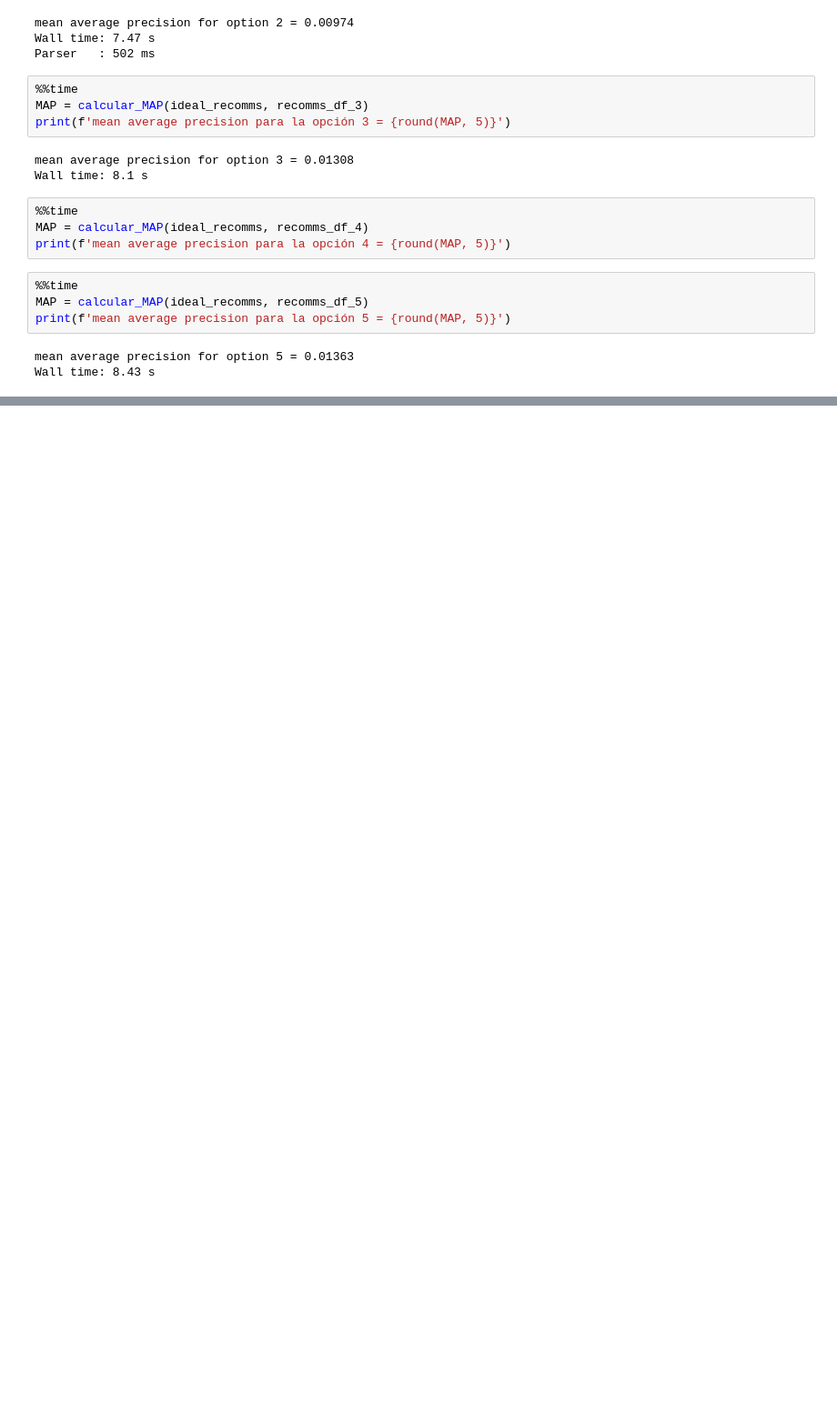
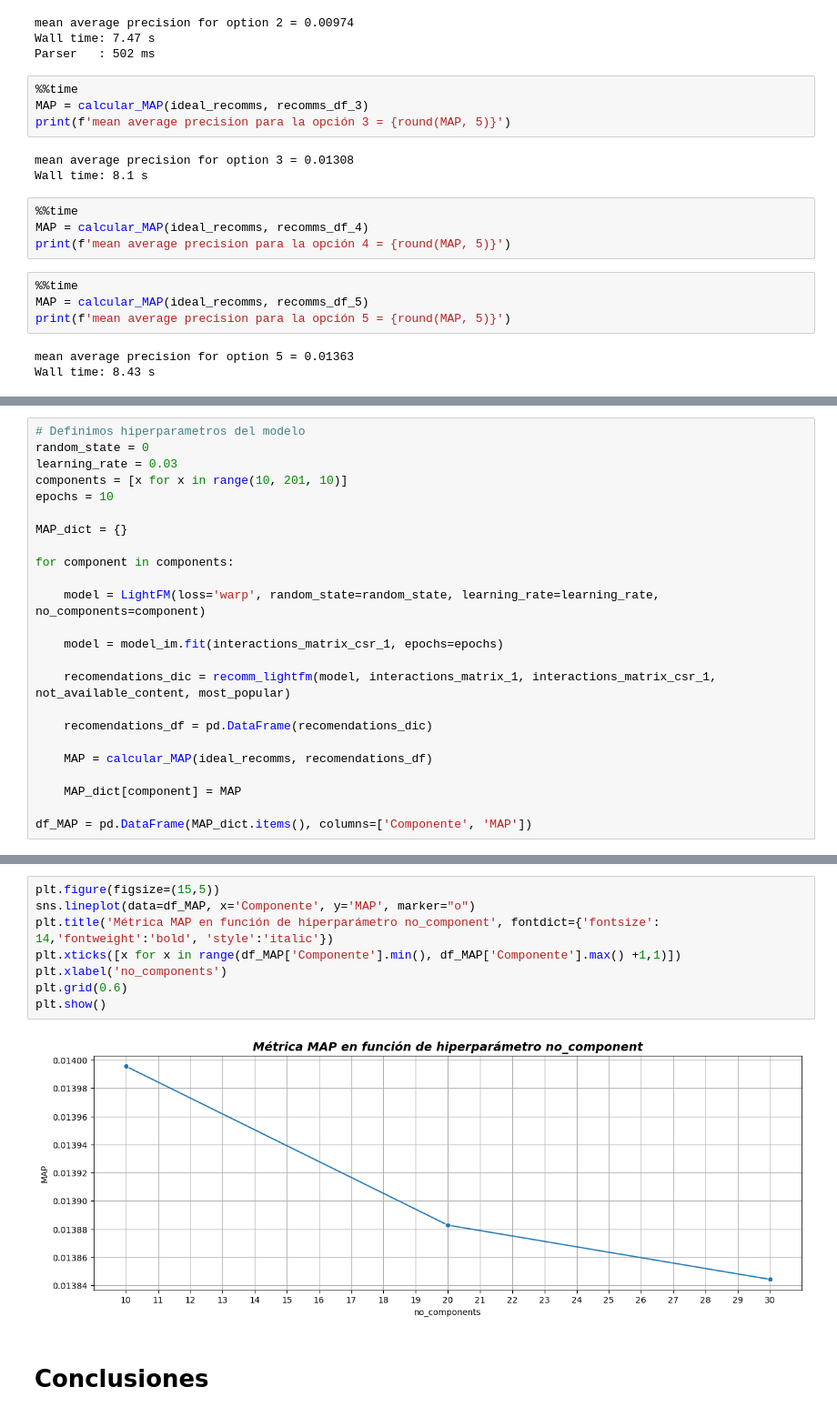
Before and after one commit to ivanjavierparra/Data-Science-Sprint-3, a Jupyter notebook: Entrega_3.ipynb, the cells around one changed output, grey strips where cells are left out. Shown at 91% size. Saved outputs shown, nothing was run; the diff lists cells and outputs as text; blank space fills up the shorter version.

Commit message:
hiperparametros

```diff
--- a/Entrega_3.ipynb
+++ b/Entrega_3.ipynb
@@ -1233,0 +1290,24 @@ Wall time: 8.43 s
+# %%
+# Definimos hiperparametros del modelo
+random_state = 0
+learning_rate = 0.03
+components = [x for x in range(10, 201, 10)]
+epochs = 10
+
+MAP_dict = {}
+
+for component in components:
+
+    model = LightFM(loss='warp', random_state=random_state, learning_rate=learning_rate, no_components=component)
+
+    model = model_im.fit(interactions_matrix_csr_1, epochs=epochs)
+
+    recomendations_dic = recomm_lightfm(model, interactions_matrix_1, interactions_matrix_csr_1, not_available_content, most_popular)
+
+    recomendations_df = pd.DataFrame(recomendations_dic)
+
+    MAP = calcular_MAP(ideal_recomms, recomendations_df)
+
+    MAP_dict[component] = MAP
+
+df_MAP = pd.DataFrame(MAP_dict.items(), columns=['Componente', 'MAP'])
@@ -1233,0 +1323,12 @@ Wall time: 8.43 s
+# %%
+plt.figure(figsize=(15,5))
+sns.lineplot(data=df_MAP, x='Componente', y='MAP', marker="o")
+plt.title('Métrica MAP en función de hiperparámetro no_component', fontdict={'fontsize': 14,'fontweight':'bold', 'style':'italic'})
+plt.xticks([x for x in range(df_MAP['Componente'].min(), df_MAP['Componente'].max() +1,1)])
+plt.xlabel('no_components')
+plt.grid(0.6)
+plt.show()
+# %% [output]
+[figure, added]
+# %% [markdown]
+# Conclusiones
```
Also changed, not shown: parts of 5 cells of this notebook.
